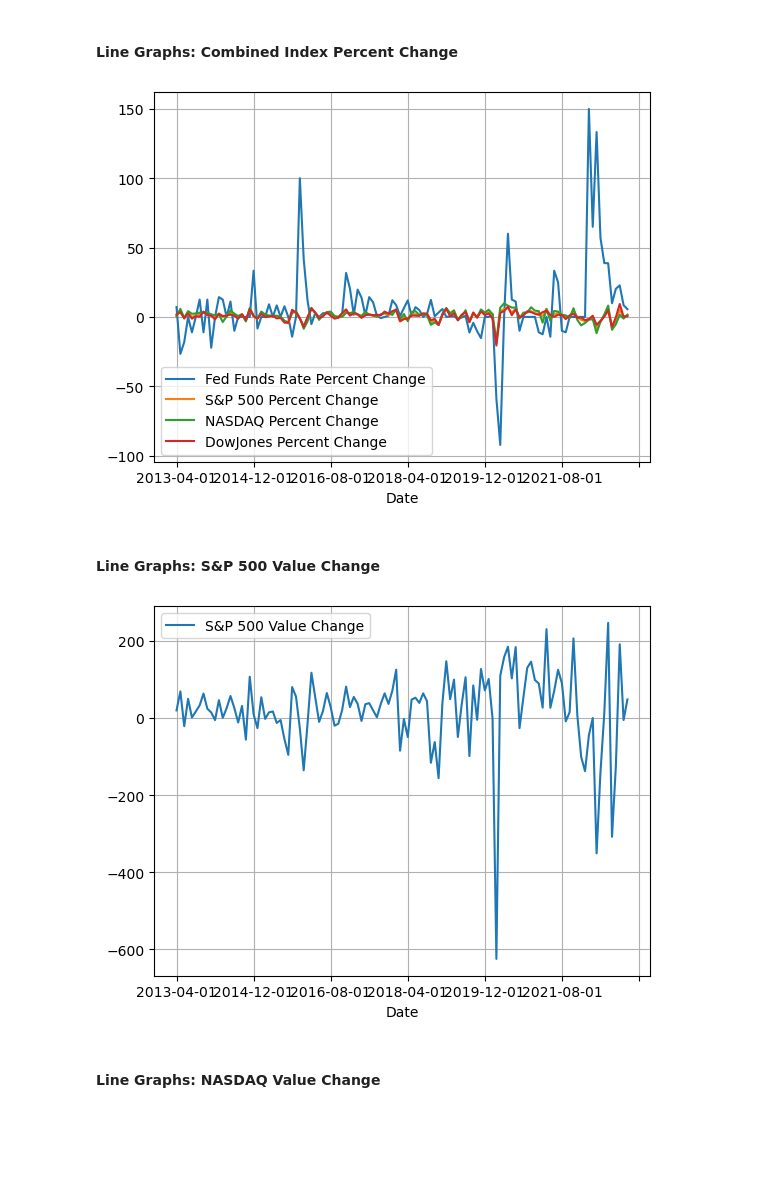
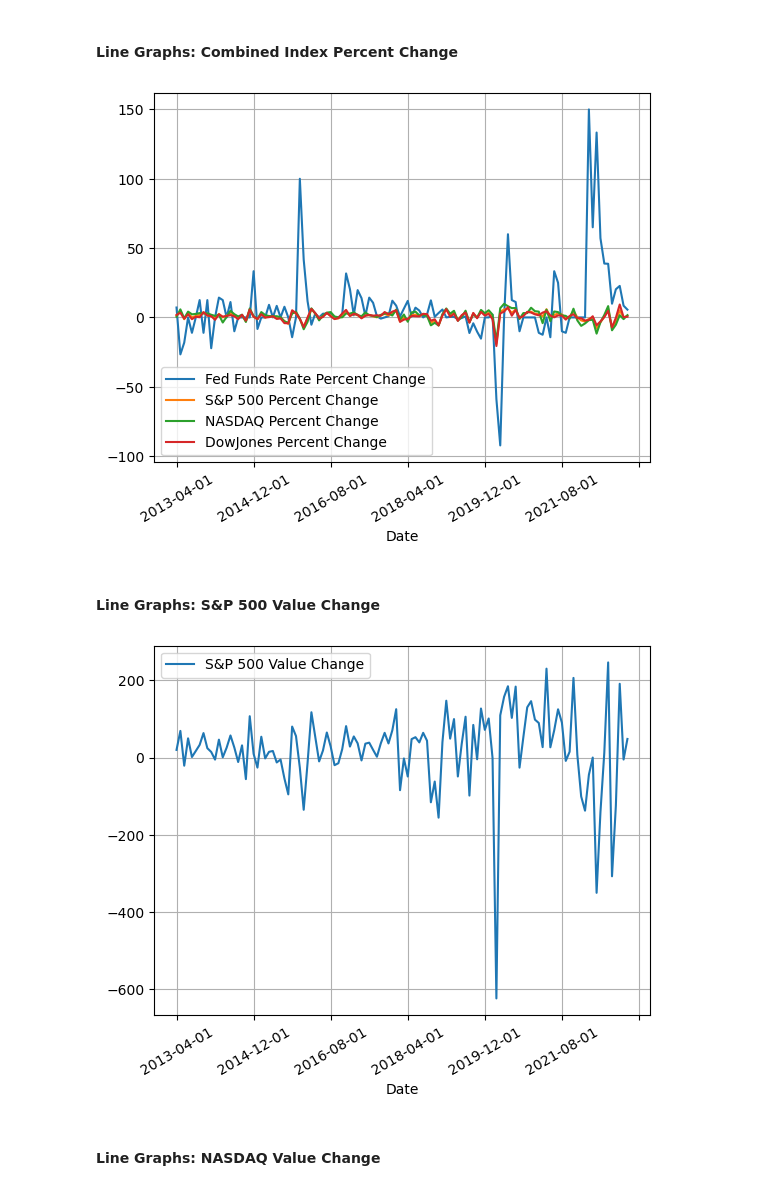
Before and after one commit to SantDRS/project1, a Jupyter notebook: G1P1_DataVisualizations_FinalCopy.ipynb, the cells around one changed output. Cells and saved outputs as stored; diff of their text form; code cells hidden in the pictures; blank space fills up the shorter version.

```diff
--- a/G1P1_DataVisualizations_FinalCopy.ipynb
+++ b/G1P1_DataVisualizations_FinalCopy.ipynb
@@ -146,20 +148,22 @@ plt.show()
 # %%
 # Plot Indexs (2013-YTD, % Change)
 ytd_df = ci_df[['Date', 'Fed Funds Rate Percent Change', 'S&P 500 Percent Change', 'NASDAQ Percent Change', 'DowJones Percent Change']]
 fig, ax = plt.subplots()
 ytd_df.plot(x='Date', kind='line', ax=ax)
+plt.xticks(rotation=30)
 plt.grid(True)
 # %% [output]
-[figure, old version]
+[figure, new version]
 # %% [markdown]
 #### Line Graphs: S&P 500 Value Change
 # %%
 # Plot S&P 500 Value Change
 ci_df.plot(x= 'Date', y='S&P 500 Value Change', kind='line')
+plt.xticks(rotation=30)
 plt.grid(True)
 plt.show()
 # %% [output]
-[figure, old version]
+[figure, new version]
 # %% [markdown]
 #### Line Graphs: NASDAQ Value Change
 # %%
```
Also changed, not shown: parts of 30 cells of this notebook, 1 other file.
